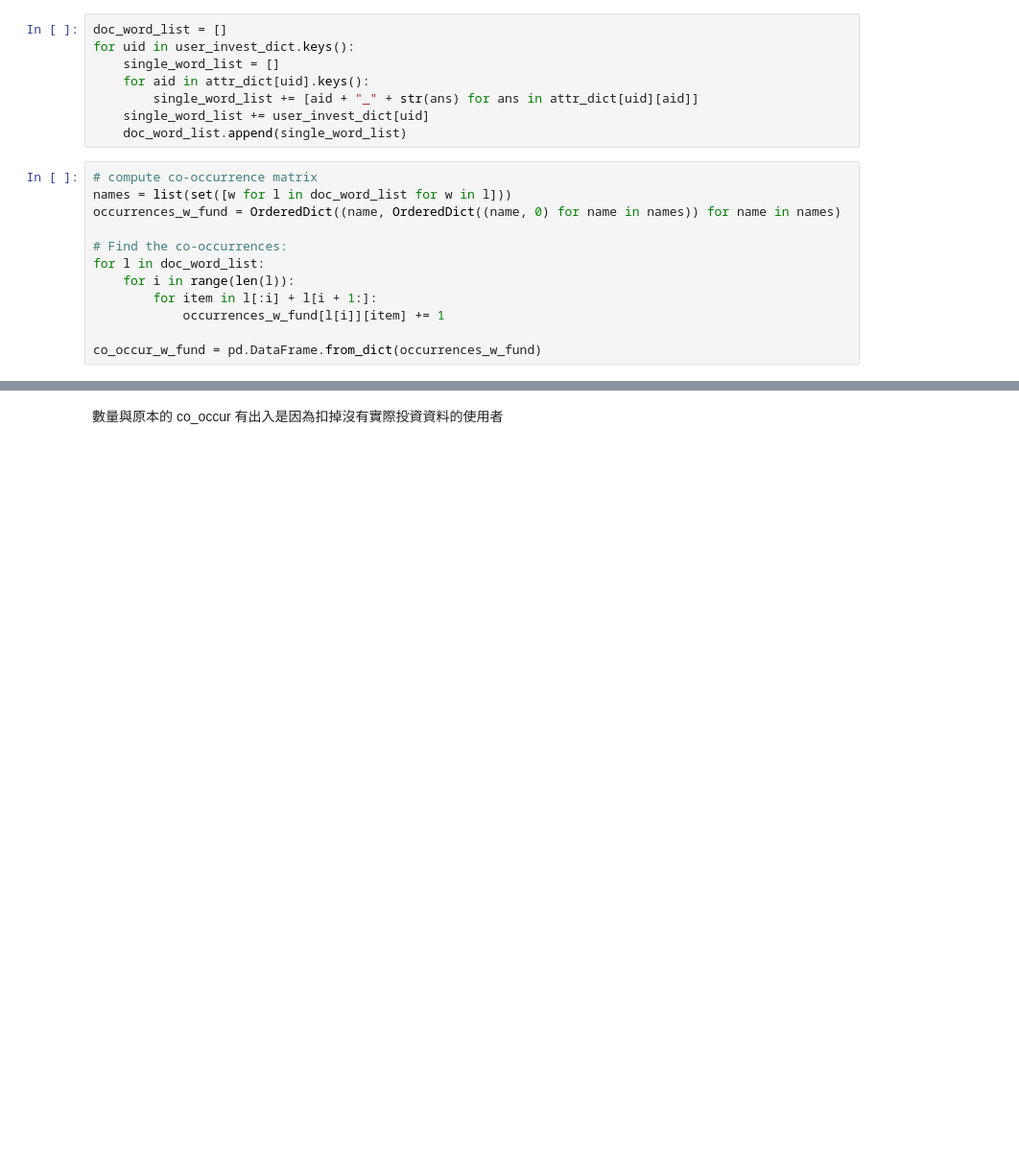
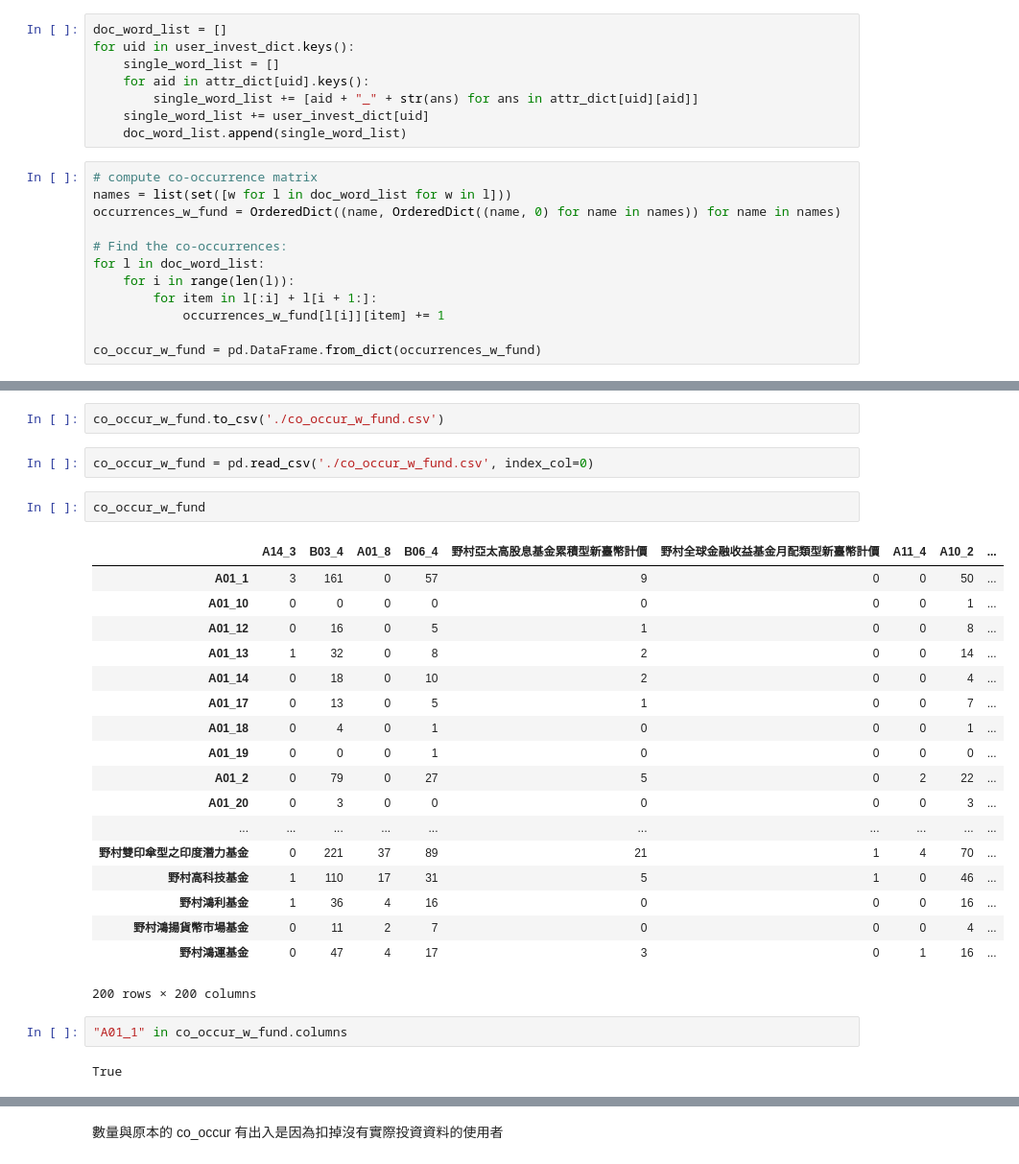
Before and after one commit to thtang/Fintech-Text-Mining-and-Machine-Learning, a Jupyter notebook: final/EDA.ipynb, the cells around one changed output, grey strips where cells are left out. Shown at 96% size. Drawn from its saved outputs; the diff is of its cells as text; blank space fills up the shorter version.

```diff
--- a/final/EDA.ipynb
+++ b/final/EDA.ipynb
@@ -386,4 +376,33 @@ co_occur_w_fund.head()
 5 rows × 200 columns
+# %%
+co_occur_w_fund.to_csv('./co_occur_w_fund.csv')
+# %%
+co_occur_w_fund = pd.read_csv('./co_occur_w_fund.csv', index_col=0)
+# %%
+co_occur_w_fund
+# %% [output]
+|  | A14_3 | B03_4 | A01_8 | B06_4 | 野村亞太高股息基金累積型新臺幣計價 | 野村全球金融收益基金月配類型新臺幣計價 | A11_4 | A10_2 | ... |
+| A01_1 | 3 | 161 | 0 | 57 | 9 | 0 | 0 | 50 | ... |
+| A01_10 | 0 | 0 | 0 | 0 | 0 | 0 | 0 | 1 | ... |
+| A01_12 | 0 | 16 | 0 | 5 | 1 | 0 | 0 | 8 | ... |
+| A01_13 | 1 | 32 | 0 | 8 | 2 | 0 | 0 | 14 | ... |
+| A01_14 | 0 | 18 | 0 | 10 | 2 | 0 | 0 | 4 | ... |
+| A01_17 | 0 | 13 | 0 | 5 | 1 | 0 | 0 | 7 | ... |
+| A01_18 | 0 | 4 | 0 | 1 | 0 | 0 | 0 | 1 | ... |
+| A01_19 | 0 | 0 | 0 | 1 | 0 | 0 | 0 | 0 | ... |
+| A01_2 | 0 | 79 | 0 | 27 | 5 | 0 | 2 | 22 | ... |
+| A01_20 | 0 | 3 | 0 | 0 | 0 | 0 | 0 | 3 | ... |
+| ... | ... | ... | ... | ... | ... | ... | ... | ... | ... |
+| 野村雙印傘型之印度潛力基金 | 0 | 221 | 37 | 89 | 21 | 1 | 4 | 70 | ... |
+| 野村高科技基金 | 1 | 110 | 17 | 31 | 5 | 1 | 0 | 46 | ... |
+| 野村鴻利基金 | 1 | 36 | 4 | 16 | 0 | 0 | 0 | 16 | ... |
+| 野村鴻揚貨幣市場基金 | 0 | 11 | 2 | 7 | 0 | 0 | 0 | 4 | ... |
+| 野村鴻運基金 | 0 | 47 | 4 | 17 | 3 | 0 | 1 | 16 | ... |
+200 rows × 200 columns
+# %%
+"A01_1" in co_occur_w_fund.columns
+# %% [output]
+True
 # %%
 query = "A01_2"
 print("Ranking")
```
Also changed, not shown: parts of 10 cells of this notebook.
